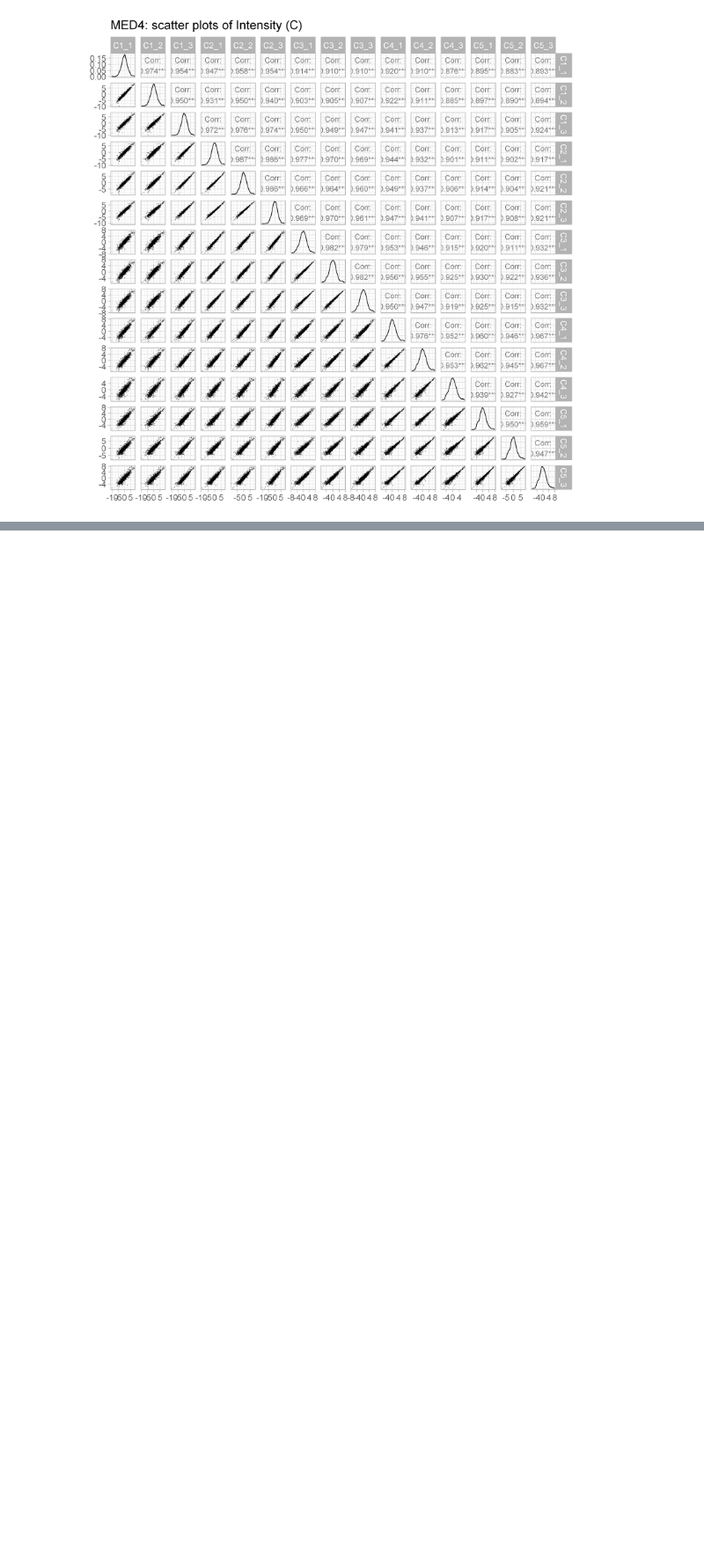
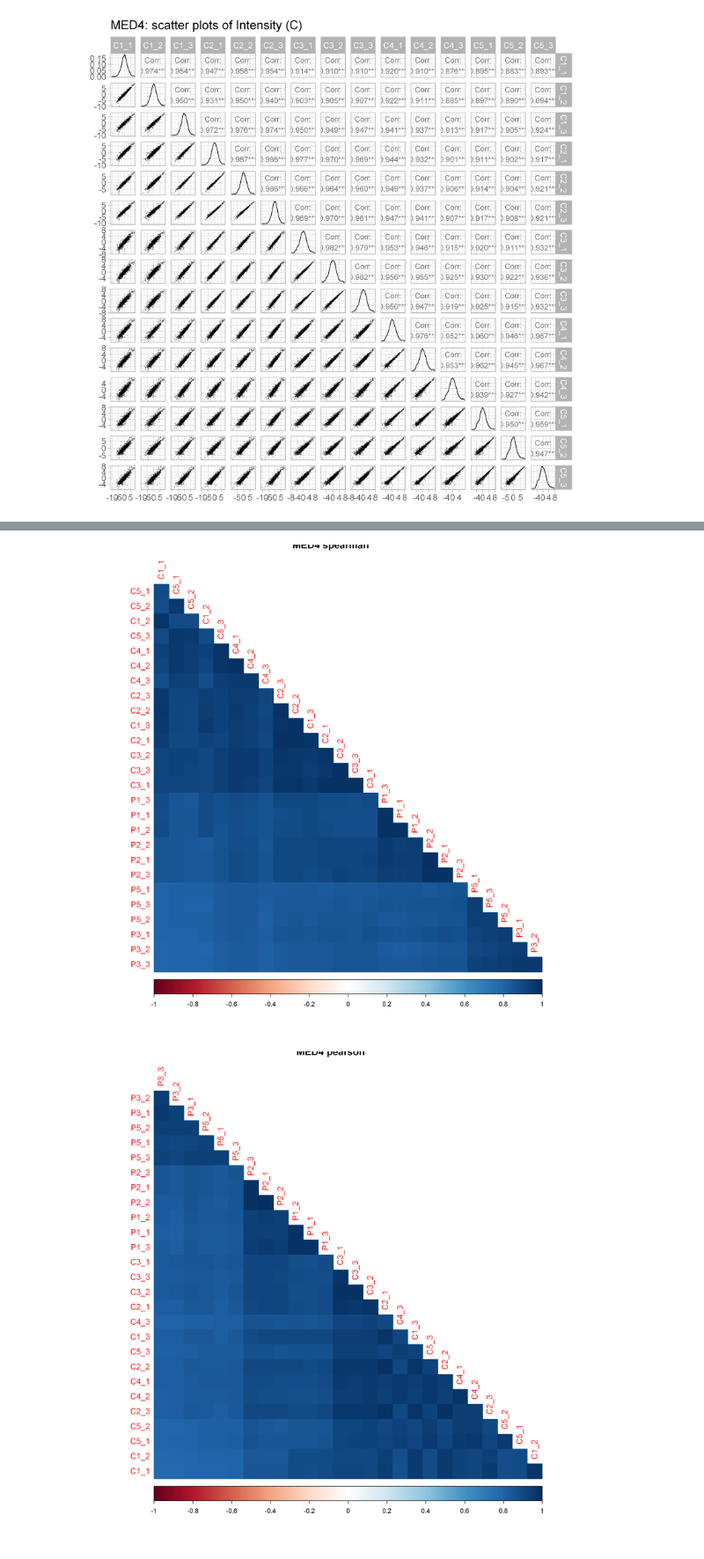
Before and after one commit to wosnat/CC1A3, a Jupyter notebook: PROTEOME/CC1A3 MED4 proteome DE.ipynb, the cells around one changed output, grey strips where cells are left out. Shown at 88% size. Saved outputs shown, nothing was run; the diff lists cells and outputs as text; code cells hidden in the pictures; blank space fills up the shorter version.

```diff
--- a/PROTEOME/CC1A3 MED4 proteome DE.ipynb
+++ b/PROTEOME/CC1A3 MED4 proteome DE.ipynb
@@ -239,3 +248,9 @@ ggpairs(columns = c(2:16), lower = list(continuous = wrap("points", alpha = 0.3,
   theme_light(base_size = 15)
 # %% [output]
 [figure]
+# %%
+cdf = pivot_wider(
+    mdf, id_cols=c('protein_id'),
+    names_from='Sample', values_from = 'Intensity') %>% column_to_rownames('protein_id')
+
+head(cdf)
@@ -241,0 +267,11 @@ ggpairs(columns = c(2:16), lower = list(continuous = wrap("points", alpha = 0.3,
+# %%
+spearman_cor = cor(cdf, method='spearman')
+pearson_cor = cor(cdf, method='pearson')
+# %%
+corrplot(spearman_cor, method="color", #tl.cex = .35,
+         order = 'AOE', diag = FALSE, type = 'lower', title='MED4 spearman')
+corrplot(pearson_cor, method="color", #tl.cex = .35,
+         order = 'AOE', diag = FALSE, type = 'lower',title='MED4 pearson')
+# %% [output]
+[figure, added]
+[figure, added]
```
Also changed, not shown: parts of 10 cells of this notebook, 2 other files.
